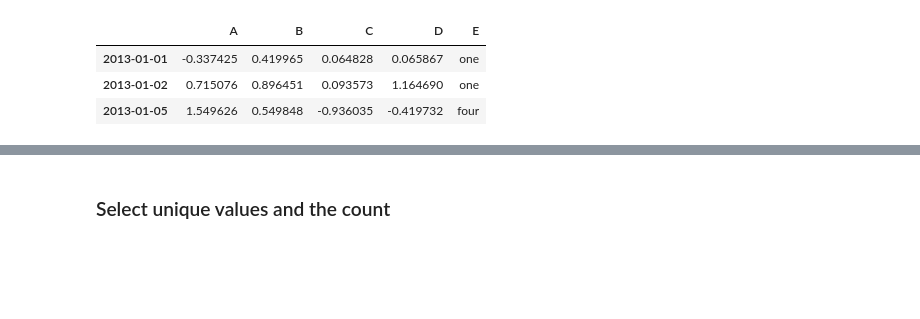
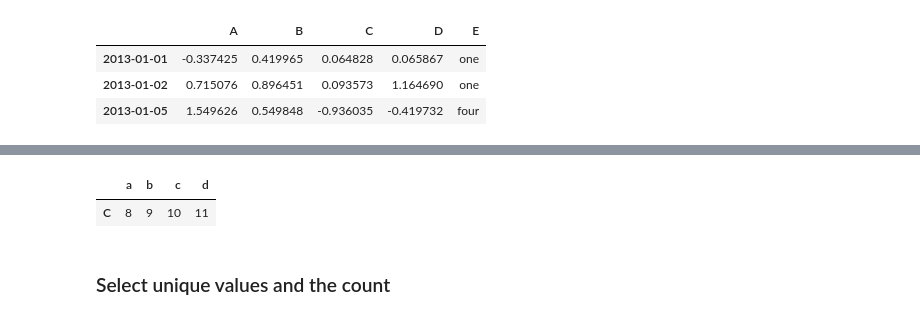
Before and after one commit to MarkHallett/-CoLab, a Jupyter notebook: Pandas.ipynb, the cells around one changed output, grey strips where cells are left out. Drawn from its saved outputs; the diff is of its cells as text; code cells hidden in the pictures; blank space fills up the shorter version.

```diff
--- a/Pandas.ipynb
+++ b/Pandas.ipynb
@@ -780,0 +783,3 @@ df2[ df2['E'].isin(['one','four',]) ]
+# %%
+df = pd.DataFrame( np.arange(16).reshape((4,4)), index=['A','B','C','D'], columns=['a','b','c','d'])
+df
@@ -781,3 +792,9 @@ df2[ df2['E'].isin(['one','four',]) ]
+# %%
+x = df[ df.a.isin([4,8,9]) & (df.c == 10) ]
+x
+# %% [output]
+|  | a | b | c | d |
+| C | 8 | 9 | 10 | 11 |
 # %% [markdown]
 ### Select unique values and the count
 # %%
```
Also changed, not shown: parts of 3 cells of this notebook.
